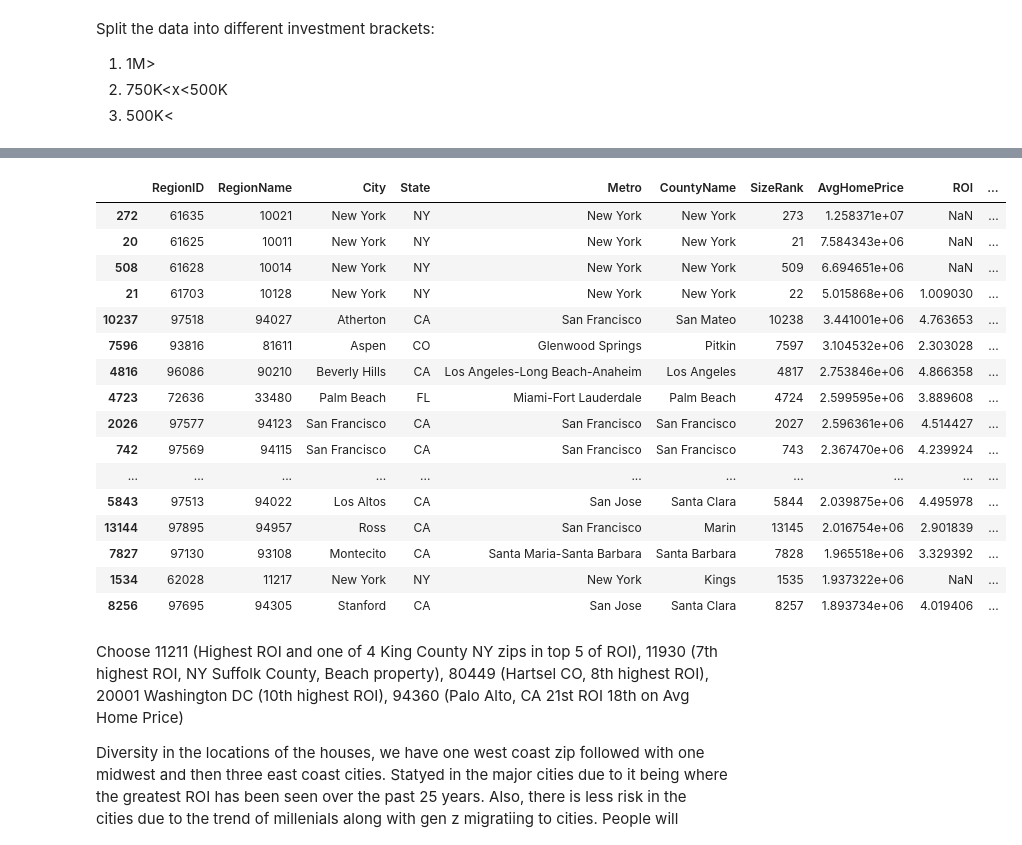
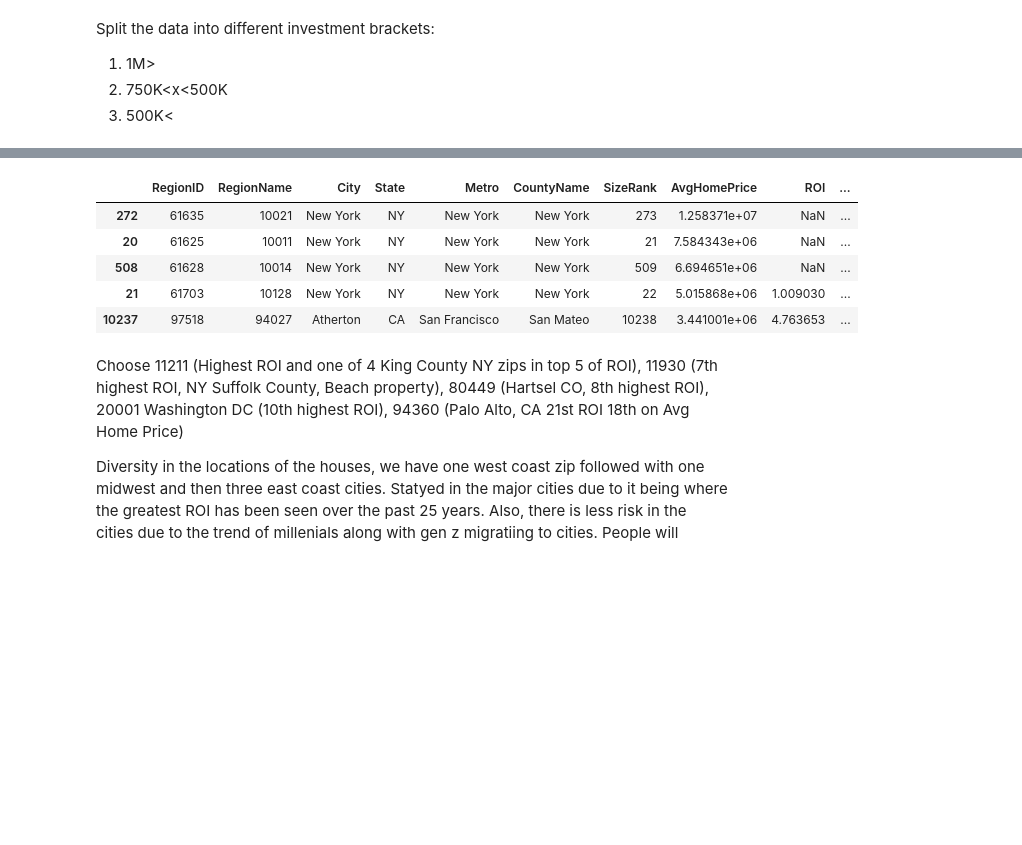
Before and after one commit to gabertooth/dsc-mod-4-project-online-ds-pt-021119, a Jupyter notebook: mod_4_starter_notebook.ipynb, the cells around one changed output, grey strips where cells are left out. Cells and saved outputs as stored; diff of their text form; code cells hidden in the pictures; blank space fills up the shorter version.

```diff
--- a/mod_4_starter_notebook.ipynb
+++ b/mod_4_starter_notebook.ipynb
@@ -106,25 +80,14 @@ top_10_ROI
 # %%
 top_10_AvgHomePrice= df[['RegionID', 'RegionName', 'City', 'State', 'Metro', 'CountyName', 'SizeRank', 'AvgHomePrice', 'ROI', 'StdPrice']].sort_values('AvgHomePrice', ascending= False).head(25)
 # %%
-top_10_AvgHomePrice
+top_10_AvgHomePrice.head()
 # %% [output]
 |  | RegionID | RegionName | City | State | Metro | CountyName | SizeRank | AvgHomePrice | ROI | ... |
 | 272 | 61635 | 10021 | New York | NY | New York | New York | 273 | 1.258371e+07 | NaN | ... |
 | 20 | 61625 | 10011 | New York | NY | New York | New York | 21 | 7.584343e+06 | NaN | ... |
 | 508 | 61628 | 10014 | New York | NY | New York | New York | 509 | 6.694651e+06 | NaN | ... |
 | 21 | 61703 | 10128 | New York | NY | New York | New York | 22 | 5.015868e+06 | 1.009030 | ... |
 | 10237 | 97518 | 94027 | Atherton | CA | San Francisco | San Mateo | 10238 | 3.441001e+06 | 4.763653 | ... |
-| 7596 | 93816 | 81611 | Aspen | CO | Glenwood Springs | Pitkin | 7597 | 3.104532e+06 | 2.303028 | ... |
-| 4816 | 96086 | 90210 | Beverly Hills | CA | Los Angeles-Long Beach-Anaheim | Los Angeles | 4817 | 2.753846e+06 | 4.866358 | ... |
-| 4723 | 72636 | 33480 | Palm Beach | FL | Miami-Fort Lauderdale | Palm Beach | 4724 | 2.599595e+06 | 3.889608 | ... |
-| 2026 | 97577 | 94123 | San Francisco | CA | San Francisco | San Francisco | 2027 | 2.596361e+06 | 4.514427 | ... |
-| 742 | 97569 | 94115 | San Francisco | CA | San Francisco | San Francisco | 743 | 2.367470e+06 | 4.239924 | ... |
-| ... | ... | ... | ... | ... | ... | ... | ... | ... | ... | ... |
-| 5843 | 97513 | 94022 | Los Altos | CA | San Jose | Santa Clara | 5844 | 2.039875e+06 | 4.495978 | ... |
-| 13144 | 97895 | 94957 | Ross | CA | San Francisco | Marin | 13145 | 2.016754e+06 | 2.901839 | ... |
-| 7827 | 97130 | 93108 | Montecito | CA | Santa Maria-Santa Barbara | Santa Barbara | 7828 | 1.965518e+06 | 3.329392 | ... |
-| 1534 | 62028 | 11217 | New York | NY | New York | Kings | 1535 | 1.937322e+06 | NaN | ... |
-| 8256 | 97695 | 94305 | Stanford | CA | San Jose | Santa Clara | 8257 | 1.893734e+06 | 4.019406 | ... |
 # %% [markdown]
 Choose 11211 (Highest ROI and one of 4 King County NY zips in top 5 of ROI), 11930 (7th highest ROI, NY Suffolk County, Beach property), 80449 (Hartsel CO, 8th highest ROI), 20001 Washington DC (10th highest ROI), 94360 (Palo Alto, CA 21st ROI 18th on Avg Home Price)
 
```
Also changed, not shown: parts of 17 cells of this notebook.
